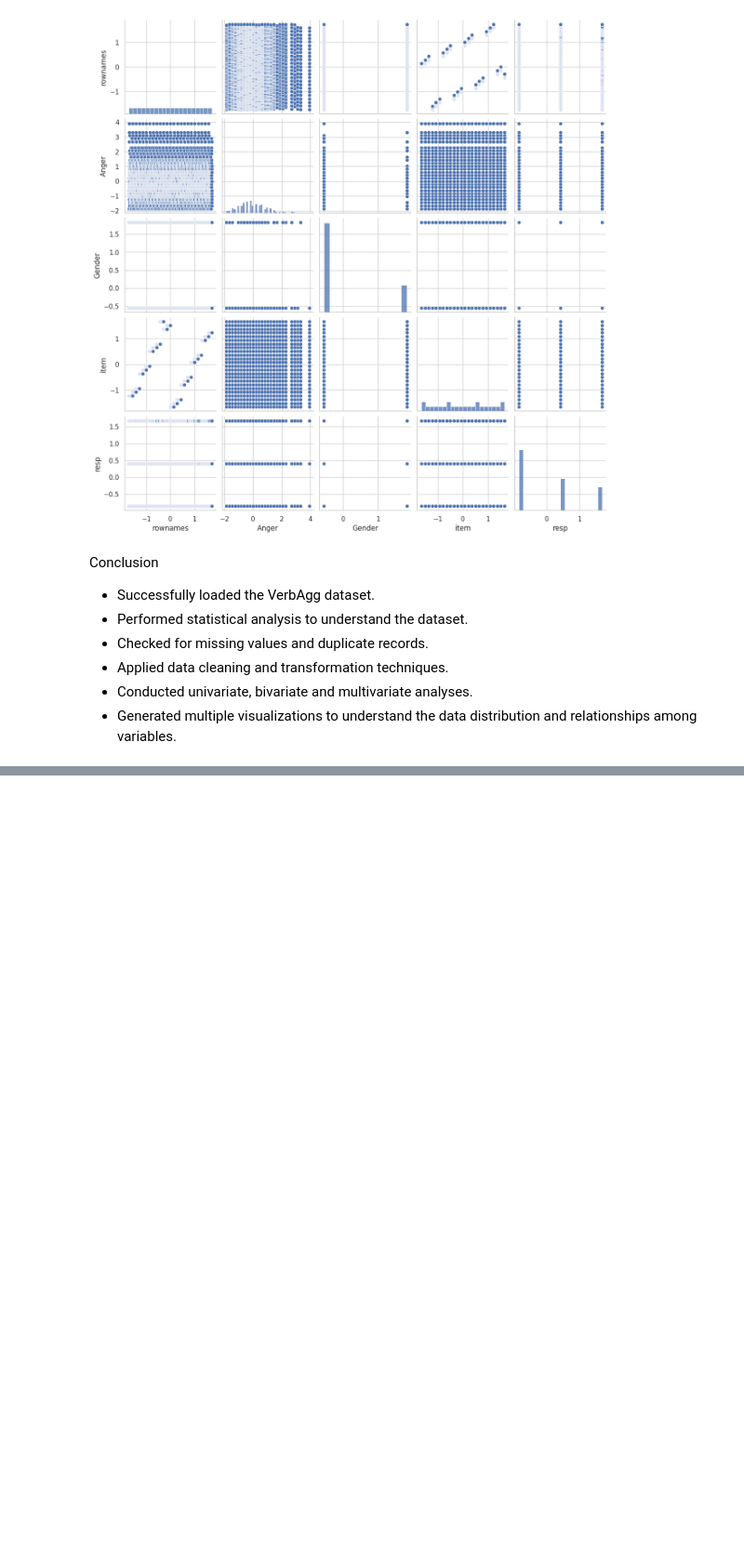
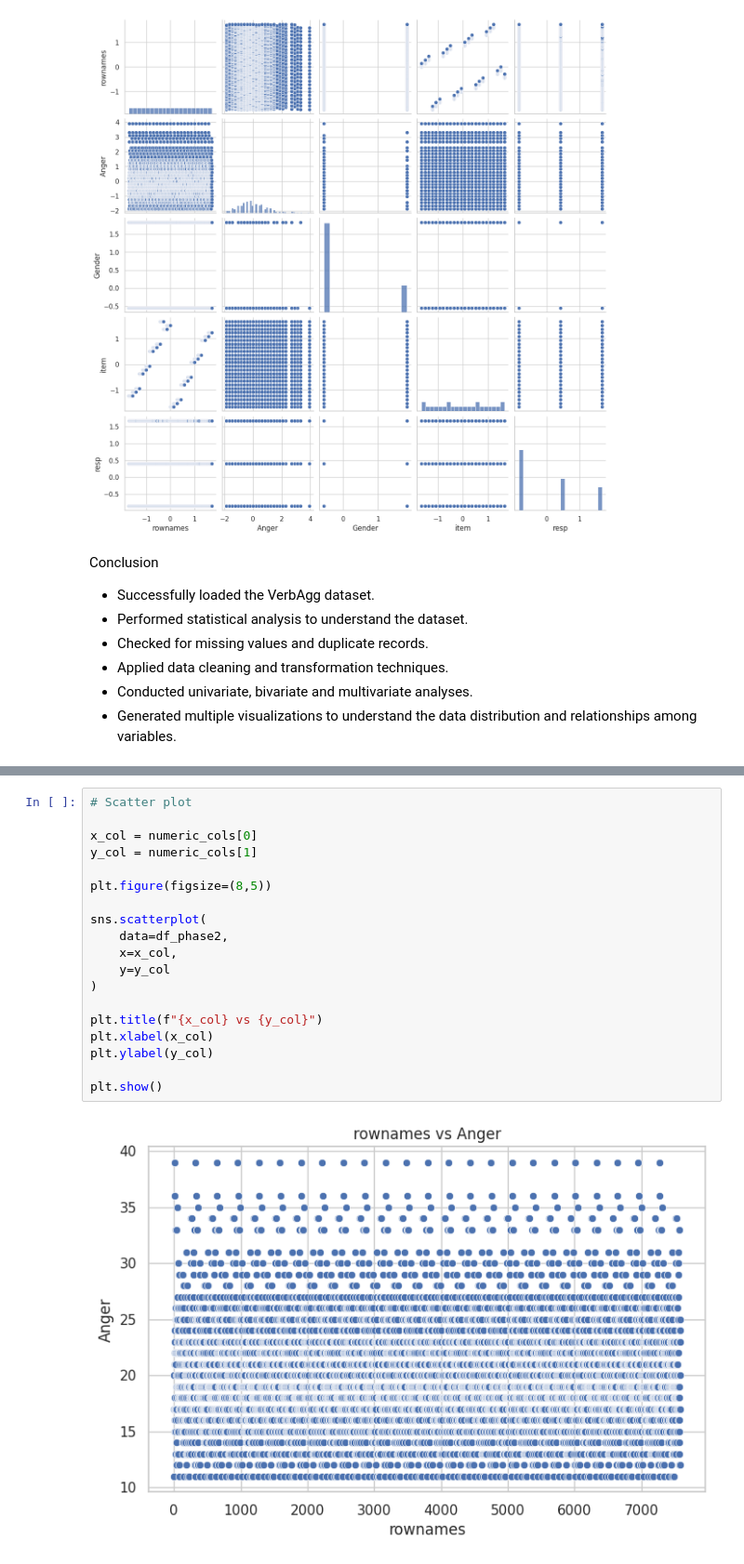
Before and after one commit to Ishita1609/Ishita-Singh, a Jupyter notebook: EDA_Phase1.ipynb, the cells around one changed output, grey strips where cells are left out. Shown at 93% size. Saved outputs shown, nothing was run; the diff lists cells and outputs as text; blank space fills up the shorter version.

```diff
--- a/EDA_Phase1.ipynb
+++ b/EDA_Phase1.ipynb
@@ -256,0 +388,21 @@ Conclusion
+# %%
+# Scatter plot
+
+x_col = numeric_cols[0]
+y_col = numeric_cols[1]
+
+plt.figure(figsize=(8,5))
+
+sns.scatterplot(
+    data=df_phase2,
+    x=x_col,
+    y=y_col
+)
+
+plt.title(f"{x_col} vs {y_col}")
+plt.xlabel(x_col)
+plt.ylabel(y_col)
+
+plt.show()
+# %% [output]
+[figure, added]
```
Also changed, not shown: parts of 30 cells of this notebook.
